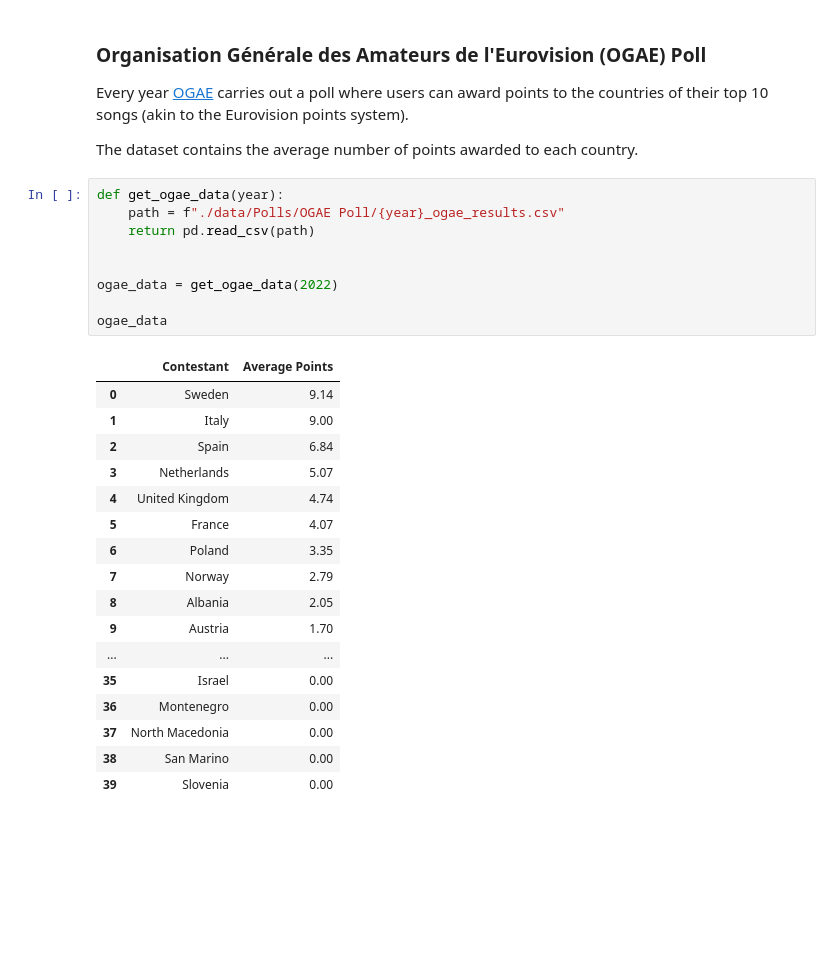
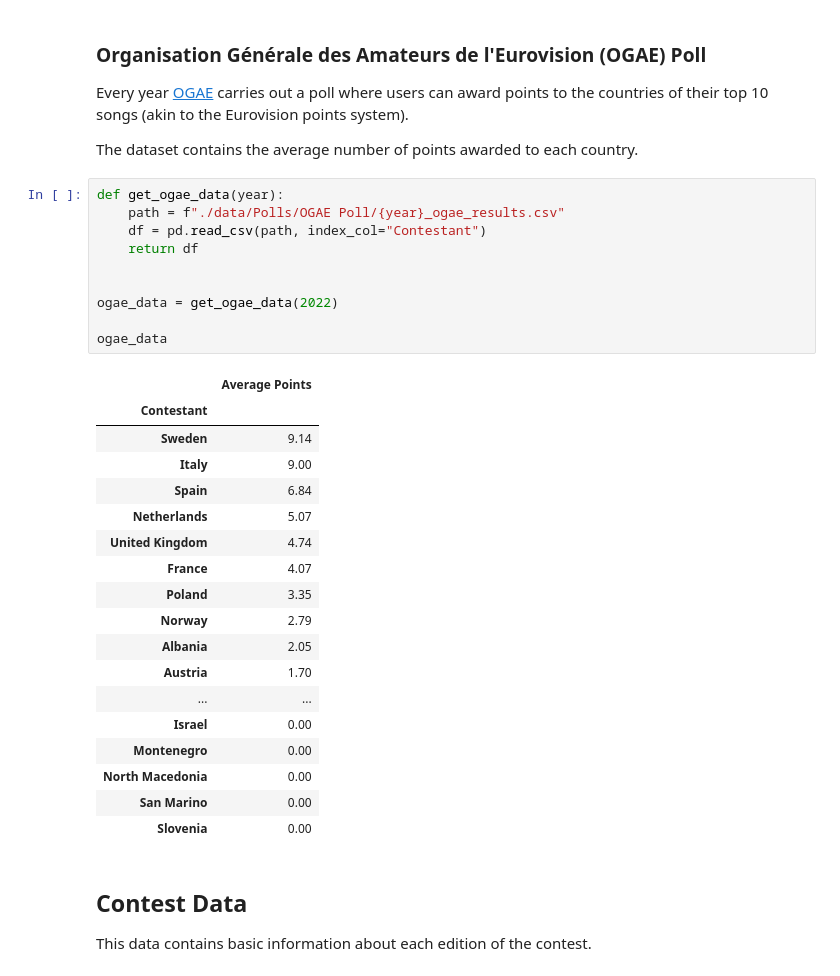
Before and after one commit to com-480-data-visualization/project-2023-data-connoisseurs, a Jupyter notebook: eda.ipynb, the cells around one changed output. Cells and saved outputs as stored; diff of their text form; blank space fills up the shorter version.

```diff
--- a/eda.ipynb
+++ b/eda.ipynb
@@ -128,27 +131,33 @@ The dataset contains the average number of points awarded to each country.
 # %%
 def get_ogae_data(year):
     path = f"./data/Polls/OGAE Poll/{year}_ogae_results.csv"
-    return pd.read_csv(path)
+    df = pd.read_csv(path, index_col="Contestant")
+    return df
 
 
 ogae_data = get_ogae_data(2022)
 
 ogae_data
 # %% [output]
-|  | Contestant | Average Points |
-| 0 | Sweden | 9.14 |
-| 1 | Italy | 9.00 |
-| 2 | Spain | 6.84 |
-| 3 | Netherlands | 5.07 |
-| 4 | United Kingdom | 4.74 |
-| 5 | France | 4.07 |
-| 6 | Poland | 3.35 |
-| 7 | Norway | 2.79 |
-| 8 | Albania | 2.05 |
-| 9 | Austria | 1.70 |
-| ... | ... | ... |
-| 35 | Israel | 0.00 |
-| 36 | Montenegro | 0.00 |
-| 37 | North Macedonia | 0.00 |
-| 38 | San Marino | 0.00 |
-| 39 | Slovenia | 0.00 |
+|  | Average Points |
+| Contestant |  |
+| Sweden | 9.14 |
+| Italy | 9.00 |
+| Spain | 6.84 |
+| Netherlands | 5.07 |
+| United Kingdom | 4.74 |
+| France | 4.07 |
+| Poland | 3.35 |
+| Norway | 2.79 |
+| Albania | 2.05 |
+| Austria | 1.70 |
+| ... | ... |
+| Israel | 0.00 |
+| Montenegro | 0.00 |
+| North Macedonia | 0.00 |
+| San Marino | 0.00 |
+| Slovenia | 0.00 |
+# %% [markdown]
+## Contest Data
+
+This data contains basic information about each edition of the contest.
```
Also changed, not shown: parts of 15 cells of this notebook, 1 other file.
